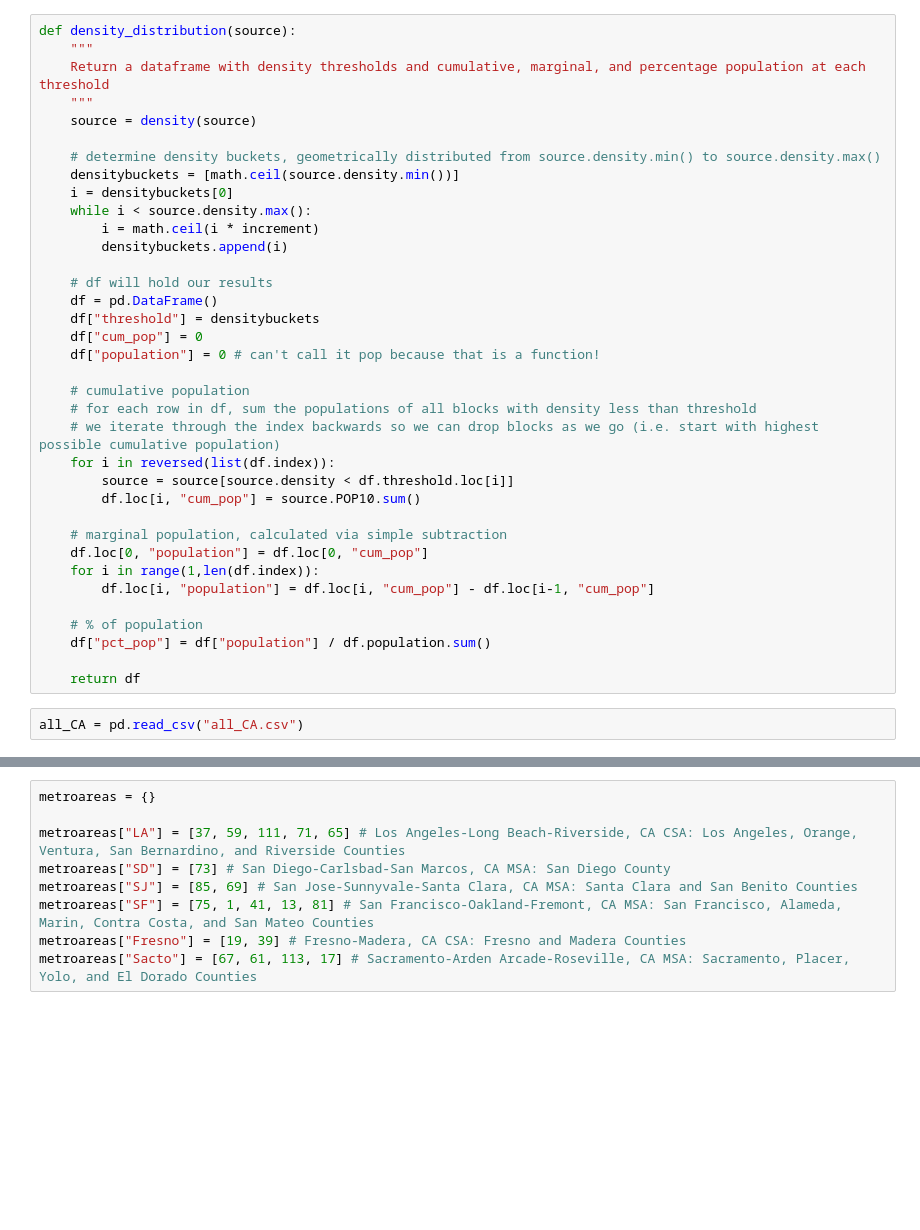
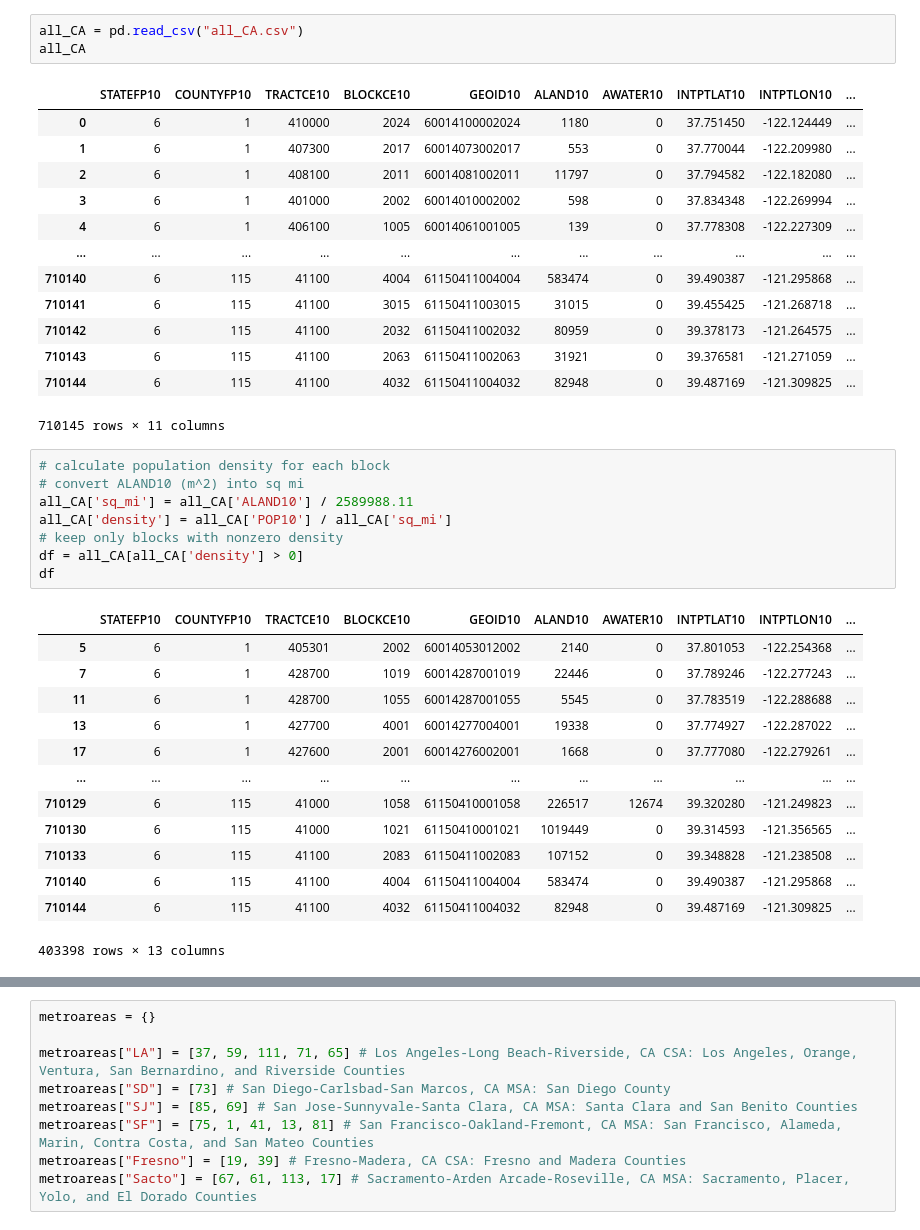
Before and after one commit to drewlevitt/density-gradient, a Jupyter notebook: Density Gradients.ipynb, the cells around one changed output, grey strips where cells are left out. Drawn from its saved outputs; the diff is of its cells as text; blank space fills up the shorter version.

```diff
--- a/Density Gradients.ipynb
+++ b/Density Gradients.ipynb
@@ -24,38 +7,39 @@ def density(source):
-# %%
-def density_distribution(source):
-    """
-    Return a dataframe with density thresholds and cumulative, marginal, and percentage population at each threshold
-    """
-    source = density(source)
-
-    # determine density buckets, geometrically distributed from source.density.min() to source.density.max()
-    densitybuckets = [math.ceil(source.density.min())]
-    i = densitybuckets[0]
-    while i < source.density.max():
-        i = math.ceil(i * increment)
-        densitybuckets.append(i)
-
-    # df will hold our results
-    df = pd.DataFrame()
-    df["threshold"] = densitybuckets
-    df["cum_pop"] = 0
-    df["population"] = 0 # can't call it pop because that is a function!
-
-    # cumulative population
-    # for each row in df, sum the populations of all blocks with density less than threshold
-    # we iterate through the index backwards so we can drop blocks as we go (i.e. start with highest possible cumulative population)
-    for i in reversed(list(df.index)):
-        source = source[source.density < df.threshold.loc[i]]
-        df.loc[i, "cum_pop"] = source.POP10.sum()
-
-    # marginal population, calculated via simple subtraction
-    df.loc[0, "population"] = df.loc[0, "cum_pop"]
-    for i in range(1,len(df.index)):
-        df.loc[i, "population"] = df.loc[i, "cum_pop"] - df.loc[i-1, "cum_pop"]
-
-    # % of population
-    df["pct_pop"] = df["population"] / df.population.sum()
-
-    return df
 # %%
 all_CA = pd.read_csv("all_CA.csv")
+all_CA
+# %% [output]
+|  | STATEFP10 | COUNTYFP10 | TRACTCE10 | BLOCKCE10 | GEOID10 | ALAND10 | AWATER10 | INTPTLAT10 | INTPTLON10 | ... |
+| 0 | 6 | 1 | 410000 | 2024 | 60014100002024 | 1180 | 0 | 37.751450 | -122.124449 | ... |
+| 1 | 6 | 1 | 407300 | 2017 | 60014073002017 | 553 | 0 | 37.770044 | -122.209980 | ... |
+| 2 | 6 | 1 | 408100 | 2011 | 60014081002011 | 11797 | 0 | 37.794582 | -122.182080 | ... |
+| 3 | 6 | 1 | 401000 | 2002 | 60014010002002 | 598 | 0 | 37.834348 | -122.269994 | ... |
+| 4 | 6 | 1 | 406100 | 1005 | 60014061001005 | 139 | 0 | 37.778308 | -122.227309 | ... |
+| ... | ... | ... | ... | ... | ... | ... | ... | ... | ... | ... |
+| 710140 | 6 | 115 | 41100 | 4004 | 61150411004004 | 583474 | 0 | 39.490387 | -121.295868 | ... |
+| 710141 | 6 | 115 | 41100 | 3015 | 61150411003015 | 31015 | 0 | 39.455425 | -121.268718 | ... |
+| 710142 | 6 | 115 | 41100 | 2032 | 61150411002032 | 80959 | 0 | 39.378173 | -121.264575 | ... |
+| 710143 | 6 | 115 | 41100 | 2063 | 61150411002063 | 31921 | 0 | 39.376581 | -121.271059 | ... |
+| 710144 | 6 | 115 | 41100 | 4032 | 61150411004032 | 82948 | 0 | 39.487169 | -121.309825 | ... |
+710145 rows × 11 columns
+# %%
+# calculate population density for each block
+# convert ALAND10 (m^2) into sq mi
+all_CA['sq_mi'] = all_CA['ALAND10'] / 2589988.11
+all_CA['density'] = all_CA['POP10'] / all_CA['sq_mi']
+# keep only blocks with nonzero density
+df = all_CA[all_CA['density'] > 0]
+df
+# %% [output]
+|  | STATEFP10 | COUNTYFP10 | TRACTCE10 | BLOCKCE10 | GEOID10 | ALAND10 | AWATER10 | INTPTLAT10 | INTPTLON10 | ... |
+| 5 | 6 | 1 | 405301 | 2002 | 60014053012002 | 2140 | 0 | 37.801053 | -122.254368 | ... |
+| 7 | 6 | 1 | 428700 | 1019 | 60014287001019 | 22446 | 0 | 37.789246 | -122.277243 | ... |
+| 11 | 6 | 1 | 428700 | 1055 | 60014287001055 | 5545 | 0 | 37.783519 | -122.288688 | ... |
+| 13 | 6 | 1 | 427700 | 4001 | 60014277004001 | 19338 | 0 | 37.774927 | -122.287022 | ... |
+| 17 | 6 | 1 | 427600 | 2001 | 60014276002001 | 1668 | 0 | 37.777080 | -122.279261 | ... |
+| ... | ... | ... | ... | ... | ... | ... | ... | ... | ... | ... |
+| 710129 | 6 | 115 | 41000 | 1058 | 61150410001058 | 226517 | 12674 | 39.320280 | -121.249823 | ... |
+| 710130 | 6 | 115 | 41000 | 1021 | 61150410001021 | 1019449 | 0 | 39.314593 | -121.356565 | ... |
+| 710133 | 6 | 115 | 41100 | 2083 | 61150411002083 | 107152 | 0 | 39.348828 | -121.238508 | ... |
+| 710140 | 6 | 115 | 41100 | 4004 | 61150411004004 | 583474 | 0 | 39.490387 | -121.295868 | ... |
+| 710144 | 6 | 115 | 41100 | 4032 | 61150411004032 | 82948 | 0 | 39.487169 | -121.309825 | ... |
+403398 rows × 13 columns
```
Also changed, not shown: parts of 11 cells of this notebook.
